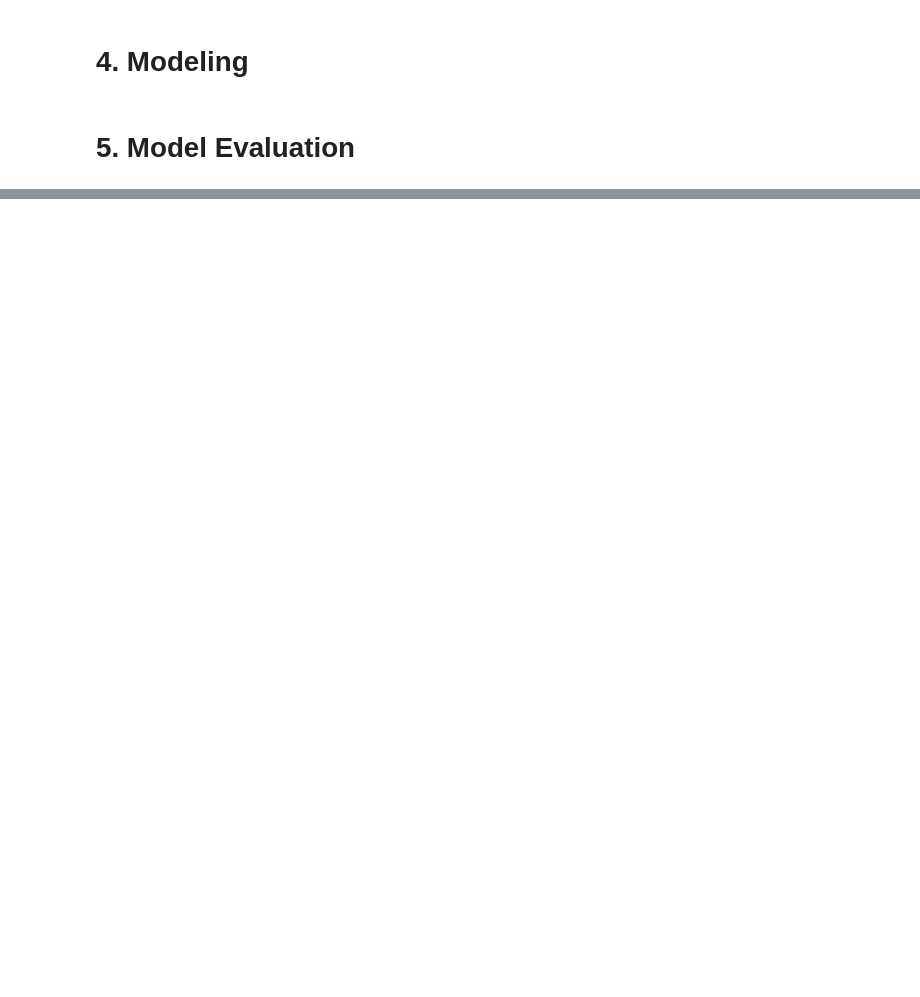
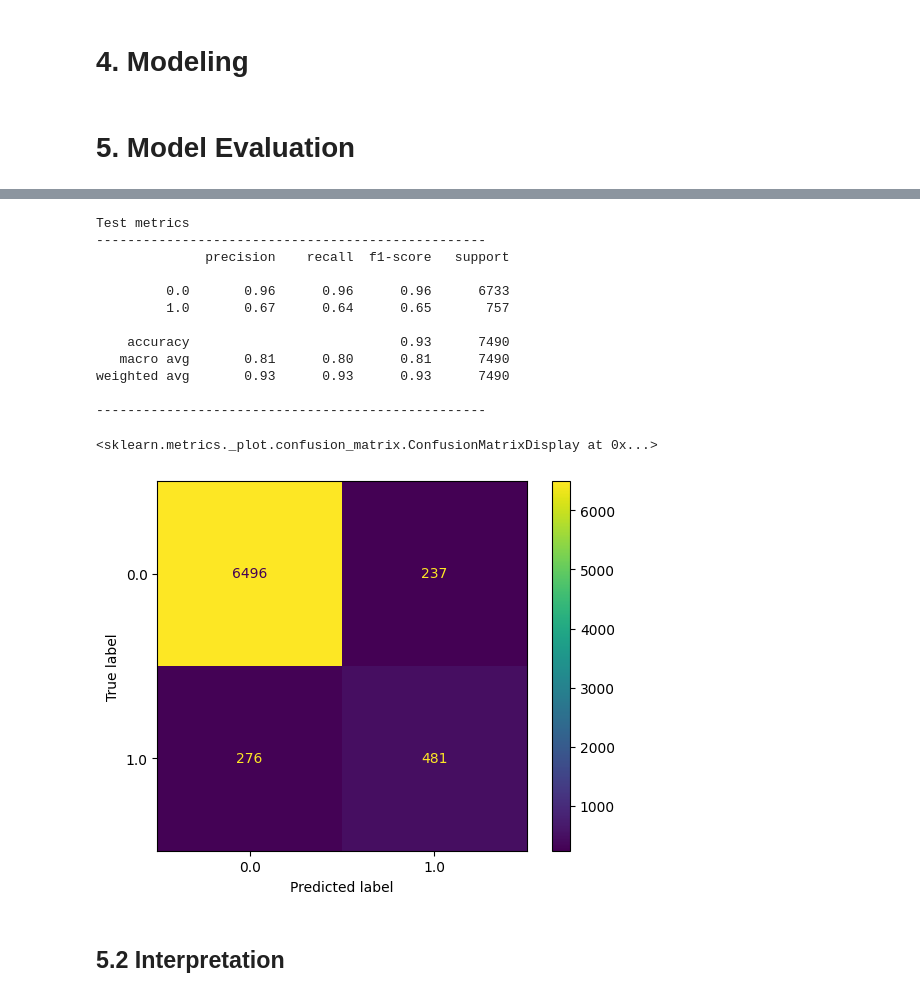
Before and after one commit to torreblanca99/course_financial_applications, a Jupyter notebook: notebooks/01_ Fintech_Toolbox/01_default_LDA.ipynb, the cells around one changed output, grey strips where cells are left out. Drawn from its saved outputs; the diff is of its cells as text; code cells hidden in the pictures; blank space fills up the shorter version.

```diff
--- a/notebooks/01_ Fintech_Toolbox/01_default_LDA.ipynb
+++ b/notebooks/01_ Fintech_Toolbox/01_default_LDA.ipynb
@@ -232,0 +611,23 @@ NameError: name 'v' is not defined
+# %%
+print('Test metrics')
+print('-'*50)
+print(classification_report(y_test, test_pred))
+print('-'*50)
+ConfusionMatrixDisplay.from_predictions(y_test, test_pred)
+# %% [output]
+Test metrics
+--------------------------------------------------
+              precision    recall  f1-score   support
+
+         0.0       0.96      0.96      0.96      6733
+         1.0       0.67      0.64      0.65       757
+
+    accuracy                           0.93      7490
+   macro avg       0.81      0.80      0.81      7490
+weighted avg       0.93      0.93      0.93      7490
+
+--------------------------------------------------
+<sklearn.metrics._plot.confusion_matrix.ConfusionMatrixDisplay at 0x...>
+[figure, added]
+# %% [markdown]
+## 5.2 Interpretation
```
Also changed, not shown: parts of 39 cells of this notebook.
